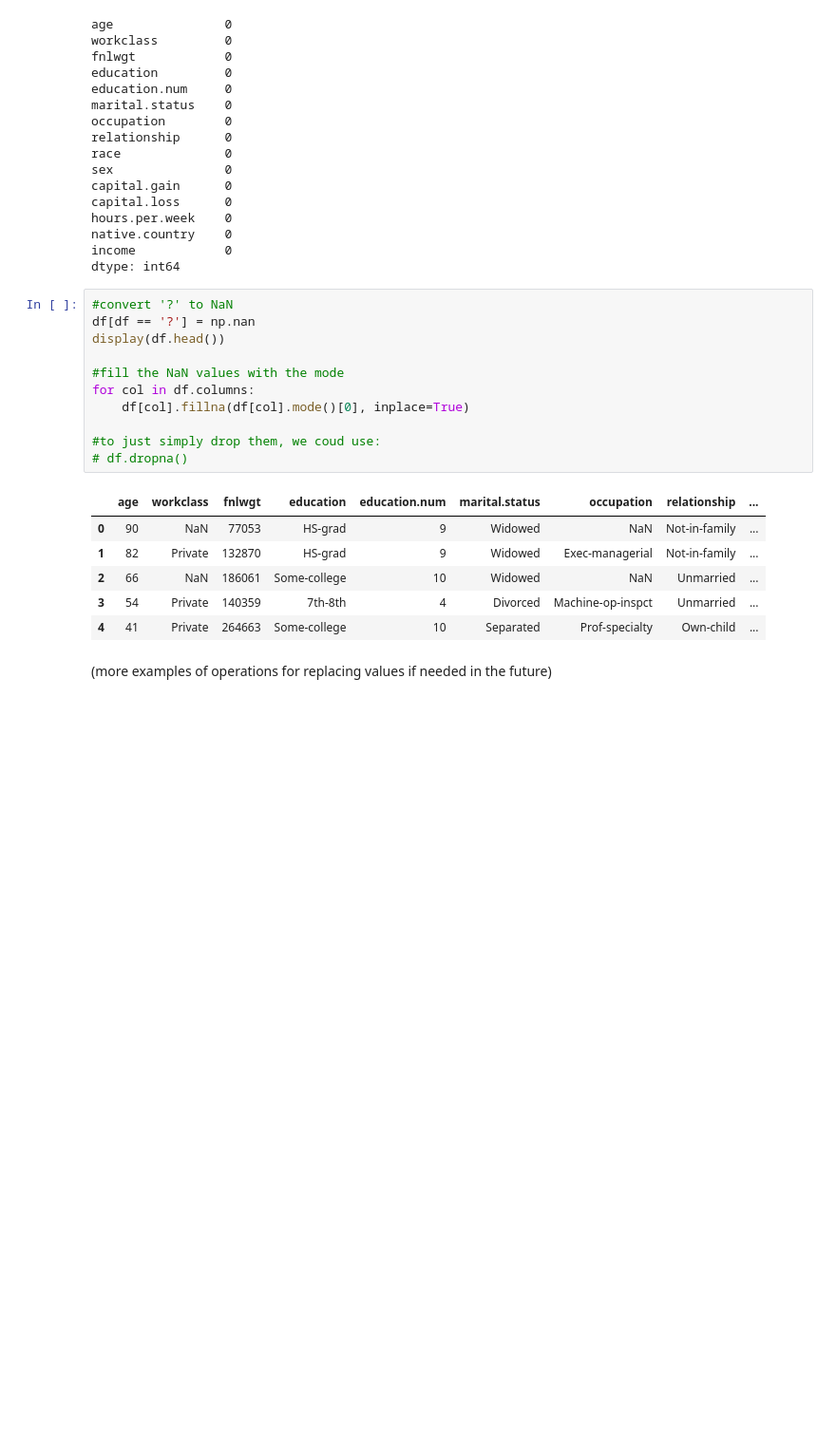
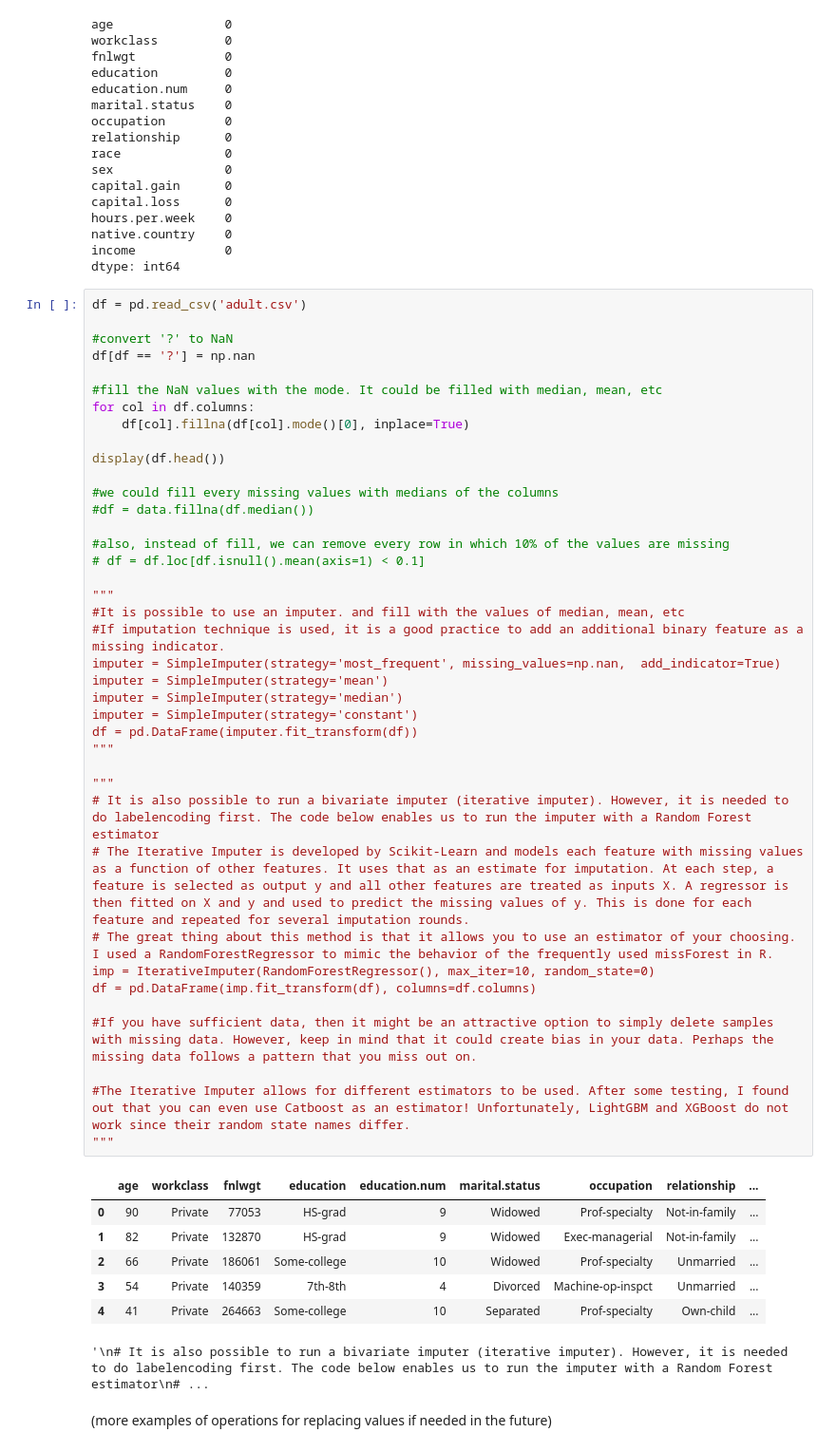
Before and after one commit to joelpires/predictML, a Jupyter notebook: Complete ML Pipeline for Classification Problems. Multiple Classifiers Tested and Tuned. Best Accuracy - 94%..ipynb, the cells around one changed output. Shown: that part at 95% size. Drawn from its saved outputs; the diff is of its cells as text; blank space fills up the shorter version.

```diff
--- a/Complete ML Pipeline for Classification Problems. Multiple Classifiers Tested and Tuned. Best Accuracy - 94%..ipynb
+++ b/Complete ML Pipeline for Classification Problems. Multiple Classifiers Tested and Tuned. Best Accuracy - 94%..ipynb
@@ -382,24 +365,53 @@ hours.per.week    0
 native.country    0
 income            0
 dtype: int64
-# %%
-#convert '?' to NaN
-df[df == '?'] = np.nan
-display(df.head())
-
-#fill the NaN values with the mode
-for col in df.columns:
-    df[col].fillna(df[col].mode()[0], inplace=True)
-
-#to just simply drop them, we coud use:
-# df.dropna()
-# %% [output]
-|  | age | workclass | fnlwgt | education | education.num | marital.status | occupation | relationship | ... |
-| 0 | 90 | NaN | 77053 | HS-grad | 9 | Widowed | NaN | Not-in-family | ... |
-| 1 | 82 | Private | 132870 | HS-grad | 9 | Widowed | Exec-managerial | Not-in-family | ... |
-| 2 | 66 | NaN | 186061 | Some-college | 10 | Widowed | NaN | Unmarried | ... |
-| 3 | 54 | Private | 140359 | 7th-8th | 4 | Divorced | Machine-op-inspct | Unmarried | ... |
-| 4 | 41 | Private | 264663 | Some-college | 10 | Separated | Prof-specialty | Own-child | ... |
+# %%
+df = pd.read_csv('adult.csv')
+
+#convert '?' to NaN
+df[df == '?'] = np.nan
+
+#fill the NaN values with the mode. It could be filled with median, mean, etc
+for col in df.columns:
+    df[col].fillna(df[col].mode()[0], inplace=True)
+
+display(df.head())
+
+#we could fill every missing values with medians of the columns
+#df = data.fillna(df.median())
+
+#also, instead of fill, we can remove every row in which 10% of the values are missing
+# df = df.loc[df.isnull().mean(axis=1) < 0.1]
+
+"""
+#It is possible to use an imputer. and fill with the values of median, mean, etc
+#If imputation technique is used, it is a good practice to add an additional binary feature as a missing indicator.
+imputer = SimpleImputer(strategy='most_frequent', missing_values=np.nan,  add_indicator=True)
+imputer = SimpleImputer(strategy='mean')
+imputer = SimpleImputer(strategy='median')
+imputer = SimpleImputer(strategy='constant')
+df = pd.DataFrame(imputer.fit_transform(df))
+"""
+
+"""
+# It is also possible to run a bivariate imputer (iterative imputer). However, it is needed to do labelencoding first. The code below enables us to run the imputer with a Random Forest estimator
+# The Iterative Imputer is developed by Scikit-Learn and models each feature with missing values as a function of other features. It uses that as an estimate for imputation. At each step, a feature is selected as output y and all other features are treated as inputs X. A regressor is then fitted on X and y and used to predict the missing values of y. This is done for each feature and repeated for several imputation rounds.
+# The great thing about this method is that it allows you to use an estimator of your choosing. I used a RandomForestRegressor to mimic the behavior of the frequently used missForest in R.
+imp = IterativeImputer(RandomForestRegressor(), max_iter=10, random_state=0)
+df = pd.DataFrame(imp.fit_transform(df), columns=df.columns)
+
+#If you have sufficient data, then it might be an attractive option to simply delete samples with missing data. However, keep in mind that it could create bias in your data. Perhaps the missing data follows a pattern that you miss out on.
+
+#The Iterative Imputer allows for different estimators to be used. After some testing, I found out that you can even use Catboost as an estimator! Unfortunately, LightGBM and XGBoost do not work since their random state names differ.
+"""
+# %% [output]
+|  | age | workclass | fnlwgt | education | education.num | marital.status | occupation | relationship | ... |
+| 0 | 90 | Private | 77053 | HS-grad | 9 | Widowed | Prof-specialty | Not-in-family | ... |
+| 1 | 82 | Private | 132870 | HS-grad | 9 | Widowed | Exec-managerial | Not-in-family | ... |
+| 2 | 66 | Private | 186061 | Some-college | 10 | Widowed | Prof-specialty | Unmarried | ... |
+| 3 | 54 | Private | 140359 | 7th-8th | 4 | Divorced | Machine-op-inspct | Unmarried | ... |
+| 4 | 41 | Private | 264663 | Some-college | 10 | Separated | Prof-specialty | Own-child | ... |
+'\n# It is also possible to run a bivariate imputer (iterative imputer). However, it is needed to do labelencoding first. The code below enables us to run the imputer with a Random Forest estimator\n# ...
 # %% [markdown]
 (more examples of operations for replacing values if needed in the future)
 # %%
```
Also changed, not shown: parts of 30 cells of this notebook.
